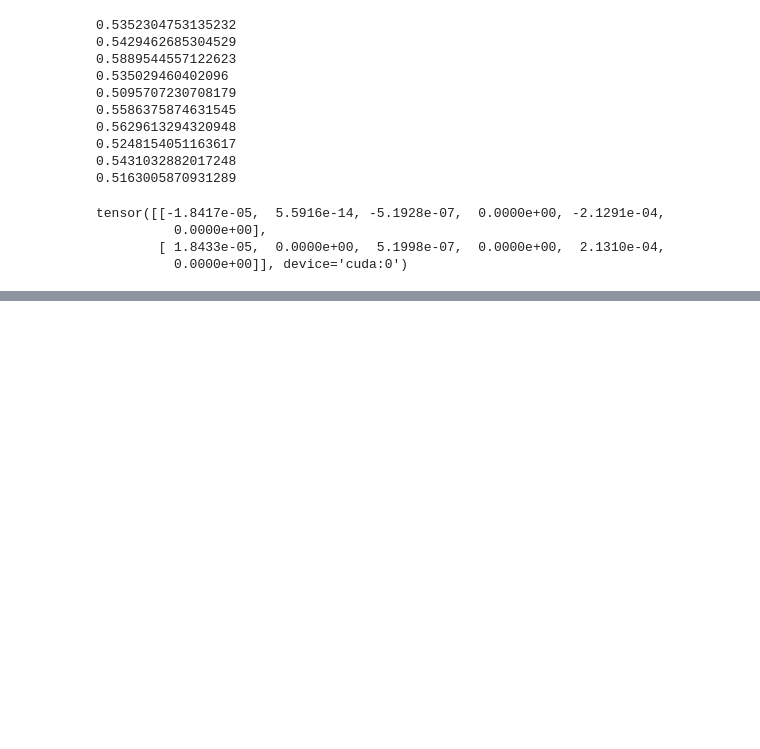
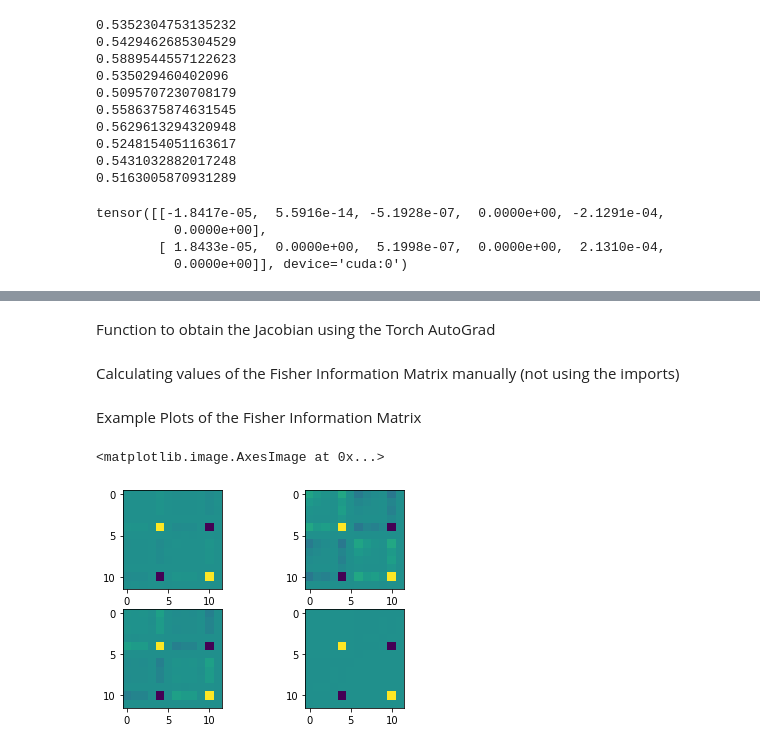
Before and after one commit to milpan/EquivariantSelfAttention, a Jupyter notebook: fisher_example.ipynb, the cells around one changed output, grey strips where cells are left out. Drawn from its saved outputs; the diff is of its cells as text; code cells hidden in the pictures; blank space fills up the shorter version.

```diff
--- a/fisher_example.ipynb
+++ b/fisher_example.ipynb
@@ -246,5 +223,7 @@ Now Fisher and Jacobian Imports
+# %% [markdown]
+Function to obtain the Jacobian using the Torch AutoGrad
 # %%
-def jacobian_torch(f, w, create_graph=False):
+def jacobian(f, w, create_graph=False):
 
     """
     function to find the jacobian of f with respect to x parameters of model
@@ -263,27 +242,8 @@ def jacobian_torch(f, w, create_graph=False):
         grad_f[i] = 0.
 
     return torch.stack(jac).reshape(f.shape + J.shape)
-
-def jacobian(y, x, create_graph=False):
-    jac = []
-    flat_y = y.reshape(-1)
-    grad_y = torch.zeros_like(flat_y)
-    for i in range(len(flat_y)):
-        grad_y[i] = 1.
-        grad_x, = torch.autograd.grad(flat_y, x, grad_y, retain_graph=True, create_graph=create_graph, allow_unused=True)
-        jac.append(grad_x.reshape(x.shape))
-        grad_y[i] = 0.
-    return torch.stack(jac).reshape(y.shape + x.shape)
-
-def matrix_diag(diagonal):
-    N = diagonal.shape[-1]
-    shape = diagonal.shape[:-1] + (N, N)
-    device, dtype = diagonal.device, diagonal.dtype
-    result = torch.zeros(shape, dtype=dtype, device=device)
-    indices = torch.arange(result.numel(), device=device).reshape(shape)
-    indices = indices.diagonal(dim1=-2, dim2=-1)
-    result.view(-1)[indices] = diagonal
-    return result
+# %% [markdown]
+Calculating values of the Fisher Information Matrix manually (not using the imports)
 # %%
 from tqdm import tqdm
 Number_of_FisherIts = 100
@@ -307,7 +267,7 @@ for i in tqdm(range(Number_of_FisherIts)):
             pi_n = m(row)
             diag_pi_n = torch.diag(pi_n.squeeze(0)).to('cuda')
             pi_n_pi_n_T= torch.from_numpy(np.outer(pi_n.cpu().detach().numpy(),pi_n.cpu().detach().numpy())).to('cuda')
-            J_f = jacobian_torch((torch.squeeze(row,0)),w)
+            J_f = jacobian((torch.squeeze(row,0)),w)
             J_f_T = J_f.permute(1,0)
             K2 = diag_pi_n-pi_n_pi_n_T
             K3 = K2.cuda()
@@ -320,3 +280,15 @@ for i in tqdm(range(Number_of_FisherIts)):
         Fw = np.matmul(fisher.cpu().numpy(),flat_w)
         wFw = np.dot(flat_w,Fw)
         FR.append(wFw)
+# %% [markdown]
+Example Plots of the Fisher Information Matrix
+# %%
+f, axarr = plt.subplots(2,2)
+
+axarr[0,0].imshow(realisations_torch[0].cpu())
+axarr[0,1].imshow(realisations_torch[1].cpu())
+axarr[1,0].imshow(realisations_torch[2].cpu())
+axarr[1,1].imshow(realisations_torch[3].cpu())
+# %% [output]
+<matplotlib.image.AxesImage at 0x...>
+[figure, added]
```
Also changed, not shown: parts of 8 cells of this notebook, 2 other files.
